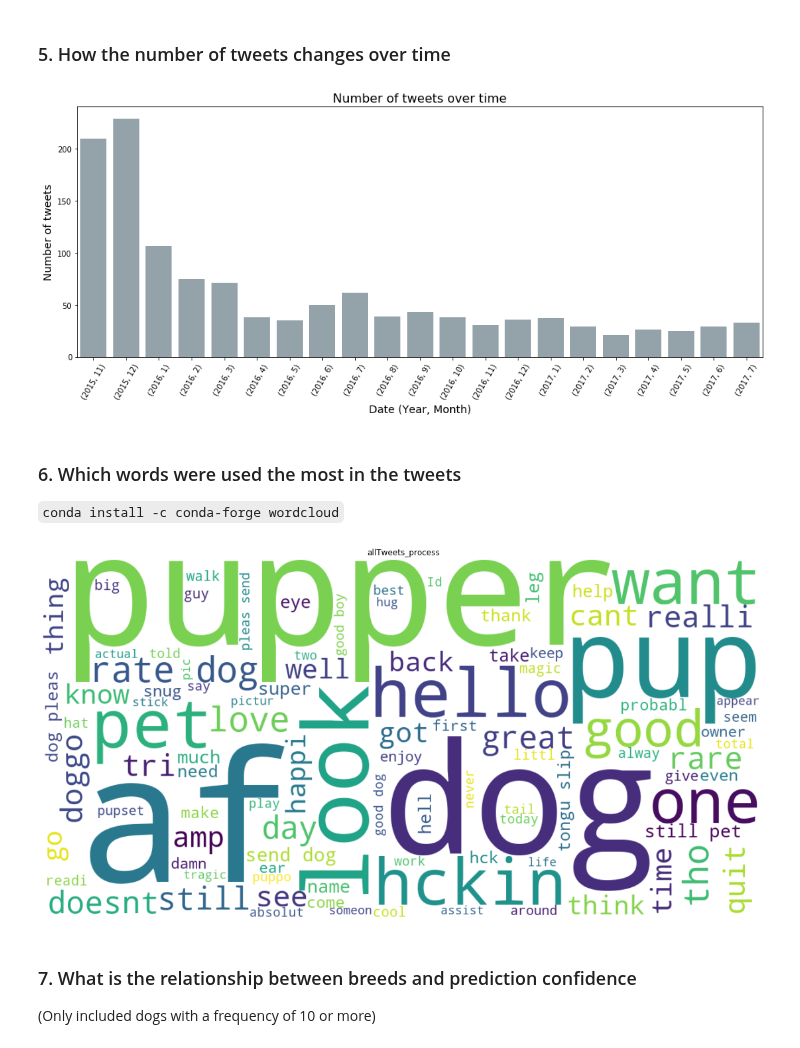
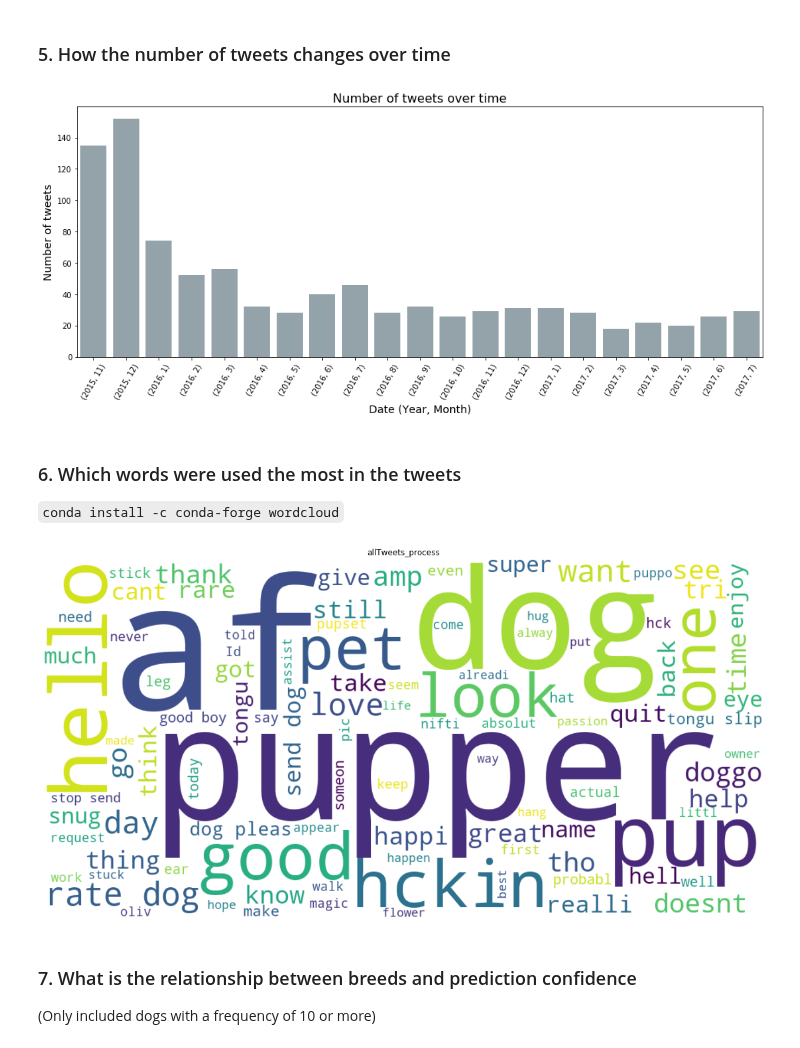
Before and after one commit to hamidkhbl/Twitter_account_data_analysis, a Jupyter notebook: wrangle_act.ipynb, the cells around one changed output. Cells and saved outputs as stored; diff of their text form; code cells hidden in the pictures.

```diff
--- a/wrangle_act.ipynb
+++ b/wrangle_act.ipynb
@@ -913,3 +914,5 @@ memory usage: 201.7+ KB
+# %%
+df = df.query('is_first_prediction_dog == True')
 # %% [markdown]
 ______________________________________
 # %% [markdown]
@@ -994,7 +997,7 @@ plt.xlabel("Date (Year, Month)",fontsize=14);
 plt.title("Number of tweets over time",fontsize = 16);
 plot.figure.savefig("TweetsOverTime.png")
 # %% [output]
-[figure, old version]
+[figure, new version]
 # %% [markdown]
 ### 6. Which words were used the most in the tweets
 `conda install -c conda-forge wordcloud`
@@ -1017,16 +1020,16 @@ allTweets_processed = text_process(allTweets)
 # %%
 def drawWordCloud(text, fileName):
     wordcloud = WordCloud(width=1200, height=600,max_font_size=300, max_words=100, background_color="white").generate(text)
     plt.figure(figsize=(20,10))
     plt.imshow(wordcloud, interpolation="bilinear")
     plt.axis("off")
     plt.title(fileName)
     plt.show()
     wordcloud.to_file(fileName+".png")
 
-drawWordCloud(allTweets_process,'allTweets_process')
+drawWordCloud(allTweets_processed,'allTweets_process')
 # %% [output]
-[figure, old version]
+[figure, new version]
 # %% [markdown]
 ### 7. What is the relationship between breeds and prediction confidence
 (Only included dogs with a frequency of 10 or more)
```
Also changed, not shown: parts of 15 cells of this notebook, 5 other files.
